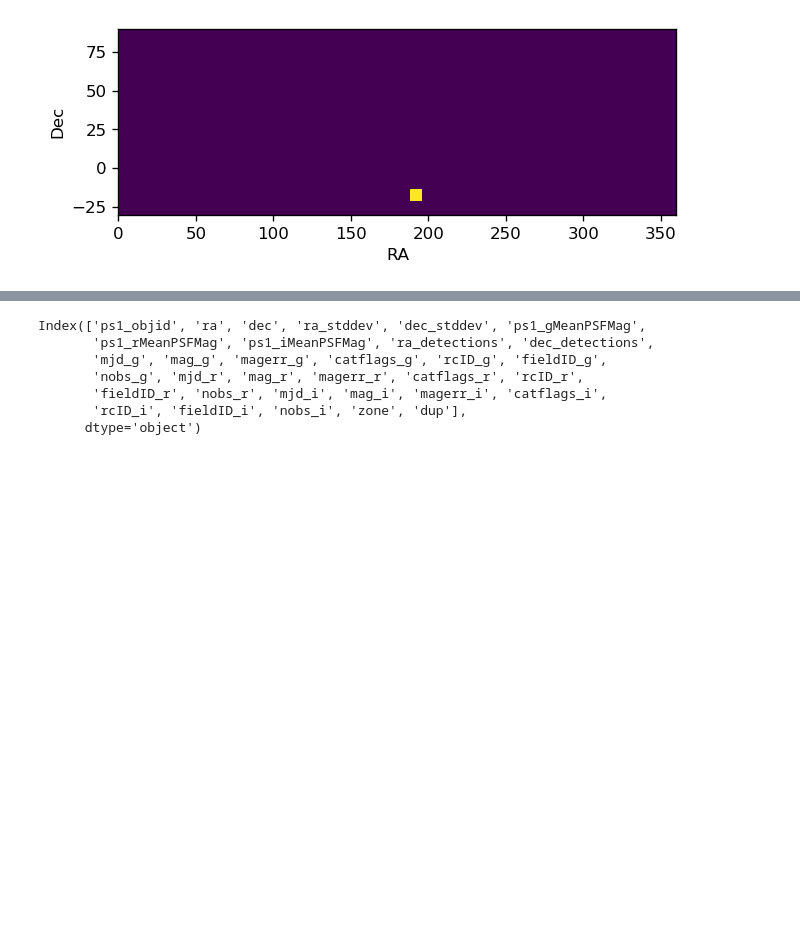
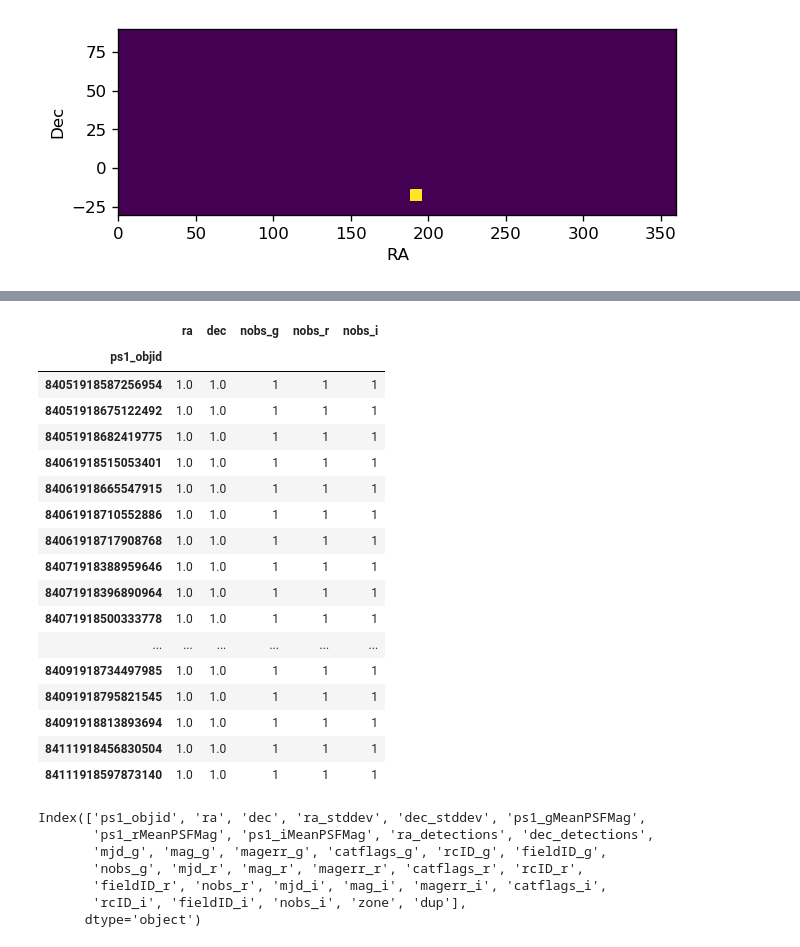
Before and after one commit to dirac-institute/ztf_axs_import, a Jupyter notebook: notebooks/ztf_dr7.ipynb, the cells around one changed output, grey strips where cells are left out. Drawn from its saved outputs; the diff is of its cells as text; code cells hidden in the pictures; blank space fills up the shorter version.

```diff
--- a/notebooks/ztf_dr7.ipynb
+++ b/notebooks/ztf_dr7.ipynb
@@ -315,3 +336,24 @@ dflc
+# %%
+dflc[['ps1_objid','ra','dec','nobs_g','nobs_r','nobs_i']].groupby('ps1_objid').agg(len)
+# %% [output]
+|  | ra | dec | nobs_g | nobs_r | nobs_i |
+| ps1_objid |  |  |  |  |  |
+| 84051918587256954 | 1.0 | 1.0 | 1 | 1 | 1 |
+| 84051918675122492 | 1.0 | 1.0 | 1 | 1 | 1 |
+| 84051918682419775 | 1.0 | 1.0 | 1 | 1 | 1 |
+| 84061918515053401 | 1.0 | 1.0 | 1 | 1 | 1 |
+| 84061918665547915 | 1.0 | 1.0 | 1 | 1 | 1 |
+| 84061918710552886 | 1.0 | 1.0 | 1 | 1 | 1 |
+| 84061918717908768 | 1.0 | 1.0 | 1 | 1 | 1 |
+| 84071918388959646 | 1.0 | 1.0 | 1 | 1 | 1 |
+| 84071918396890964 | 1.0 | 1.0 | 1 | 1 | 1 |
+| 84071918500333778 | 1.0 | 1.0 | 1 | 1 | 1 |
+| ... | ... | ... | ... | ... | ... |
+| 84091918734497985 | 1.0 | 1.0 | 1 | 1 | 1 |
+| 84091918795821545 | 1.0 | 1.0 | 1 | 1 | 1 |
+| 84091918813893694 | 1.0 | 1.0 | 1 | 1 | 1 |
+| 84111918456830504 | 1.0 | 1.0 | 1 | 1 | 1 |
+| 84111918597873140 | 1.0 | 1.0 | 1 | 1 | 1 |
 # %%
 dflc.columns
 # %% [output]
```
Also changed, not shown: parts of 5 cells of this notebook.
